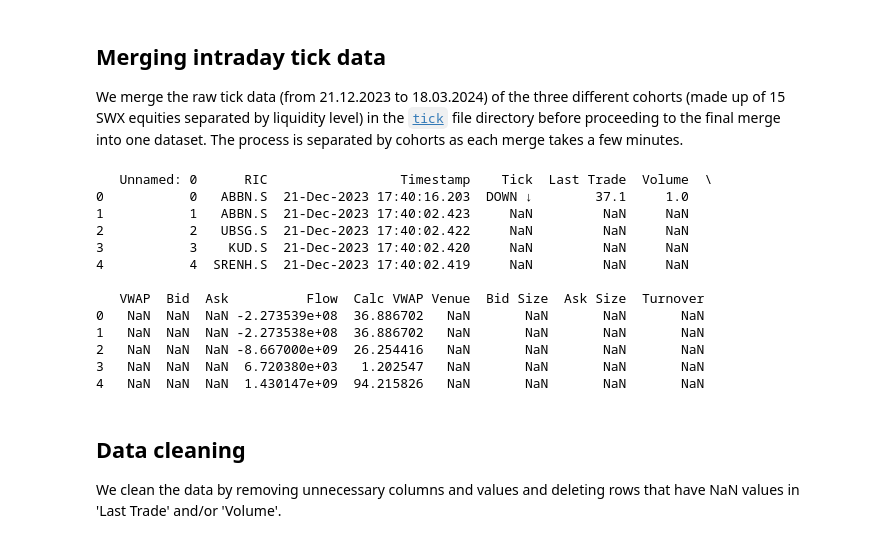
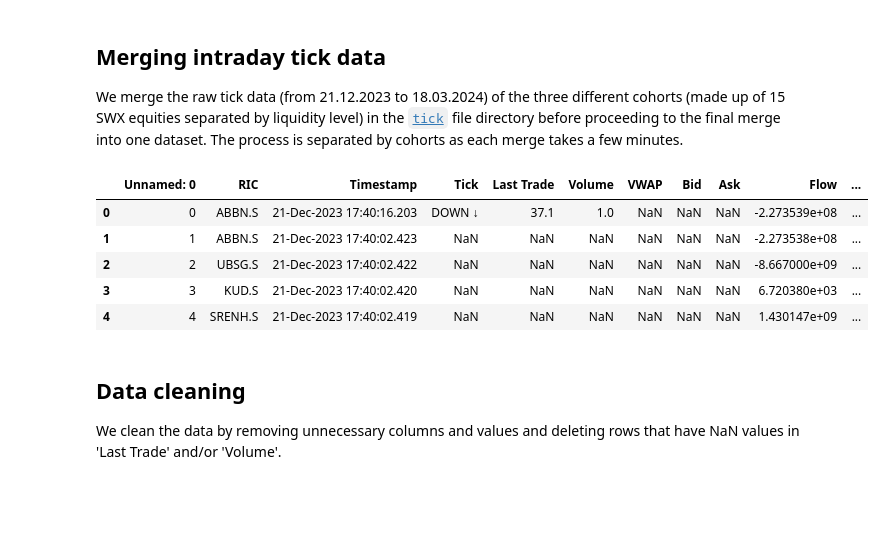
Before and after one commit to dianayjin/lending-value-model-for-illiquid-Lombard-financing, a Jupyter notebook: notebooks/1.0-dj-initial-data-merge.ipynb, the cells around one changed output. Drawn from its saved outputs; the diff is of its cells as text; code cells hidden in the pictures; blank space fills up the shorter version.

```diff
--- a/notebooks/1.0-dj-initial-data-merge.ipynb
+++ b/notebooks/1.0-dj-initial-data-merge.ipynb
@@ -60,3 +5,28 @@ def process_summary(directory):
+# %%
+import os
+import pandas as pd
+
+def concat_excel(directory):
+    """
+    Concatenates all Excel files (.xlsx) in a given directory into a single DataFrame.
+
+    Args:
+    directory (str): Path to the directory containing the Excel files.
+
+    Returns:
+    pandas DataFrame: A DataFrame containing the concatenated data from all Excel files in
+        the directory. Assumes the data starts from the 7th row (header=6) in each file.
+    """
+    concatenated_df = pd.DataFrame()
+
+    # loop through all files in the directory
+    for file in os.listdir(directory):
+        if file.endswith('.xlsx'):
+            file_path = os.path.join(directory, file)
+            df = pd.read_excel(file_path, header=6) # change header position
+            concatenated_df = pd.concat([concatenated_df, df], ignore_index=True)
+
+    return concatenated_df
 # %% [markdown]
 ## Merging intraday tick data
 
@@ -73,27 +43,20 @@ df.to_csv(os.path.join('..', 'data', 'interim', 'prelim merge', 'merge3.csv'))
 # %%
 dir = os.path.join('..', 'data', 'interim', 'prelim merge')
 merged_df = pd.DataFrame()
 for file in os.listdir(dir):
     if file.endswith('.csv'):
         file_path = os.path.join(dir, file)
         df = pd.read_csv(file_path)
         merged_df = pd.concat([merged_df, df], ignore_index=True)
 merged_df.to_csv(os.path.join('..', 'data', 'interim', 'merged.csv'), index=False)
-print(merged_df.head(5))
+display(merged_df.head(5))
 # %% [output]
-   Unnamed: 0      RIC                 Timestamp    Tick  Last Trade  Volume  \
-0           0   ABBN.S  21-Dec-2023 17:40:16.203  DOWN ↓        37.1     1.0
-1           1   ABBN.S  21-Dec-2023 17:40:02.423     NaN         NaN     NaN
-2           2   UBSG.S  21-Dec-2023 17:40:02.422     NaN         NaN     NaN
-3           3    KUD.S  21-Dec-2023 17:40:02.420     NaN         NaN     NaN
-4           4  SRENH.S  21-Dec-2023 17:40:02.419     NaN         NaN     NaN
-
-   VWAP  Bid  Ask          Flow  Calc VWAP Venue  Bid Size  Ask Size  Turnover
-0   NaN  NaN  NaN -2.273539e+08  36.886702   NaN       NaN       NaN       NaN
-1   NaN  NaN  NaN -2.273538e+08  36.886702   NaN       NaN       NaN       NaN
-2   NaN  NaN  NaN -8.667000e+09  26.254416   NaN       NaN       NaN       NaN
-3   NaN  NaN  NaN  6.720380e+03   1.202547   NaN       NaN       NaN       NaN
-4   NaN  NaN  NaN  1.430147e+09  94.215826   NaN       NaN       NaN       NaN
+|  | Unnamed: 0 | RIC | Timestamp | Tick | Last Trade | Volume | VWAP | Bid | Ask | Flow | ... |
+| 0 | 0 | ABBN.S | 21-Dec-2023 17:40:16.203 | DOWN ↓ | 37.1 | 1.0 | NaN | NaN | NaN | -2.273539e+08 | ... |
+| 1 | 1 | ABBN.S | 21-Dec-2023 17:40:02.423 | NaN | NaN | NaN | NaN | NaN | NaN | -2.273538e+08 | ... |
+| 2 | 2 | UBSG.S | 21-Dec-2023 17:40:02.422 | NaN | NaN | NaN | NaN | NaN | NaN | -8.667000e+09 | ... |
+| 3 | 3 | KUD.S | 21-Dec-2023 17:40:02.420 | NaN | NaN | NaN | NaN | NaN | NaN | 6.720380e+03 | ... |
+| 4 | 4 | SRENH.S | 21-Dec-2023 17:40:02.419 | NaN | NaN | NaN | NaN | NaN | NaN | 1.430147e+09 | ... |
 # %% [markdown]
 ## Data cleaning
 
```
Also changed, not shown: parts of 6 cells of this notebook, 20 other files.
